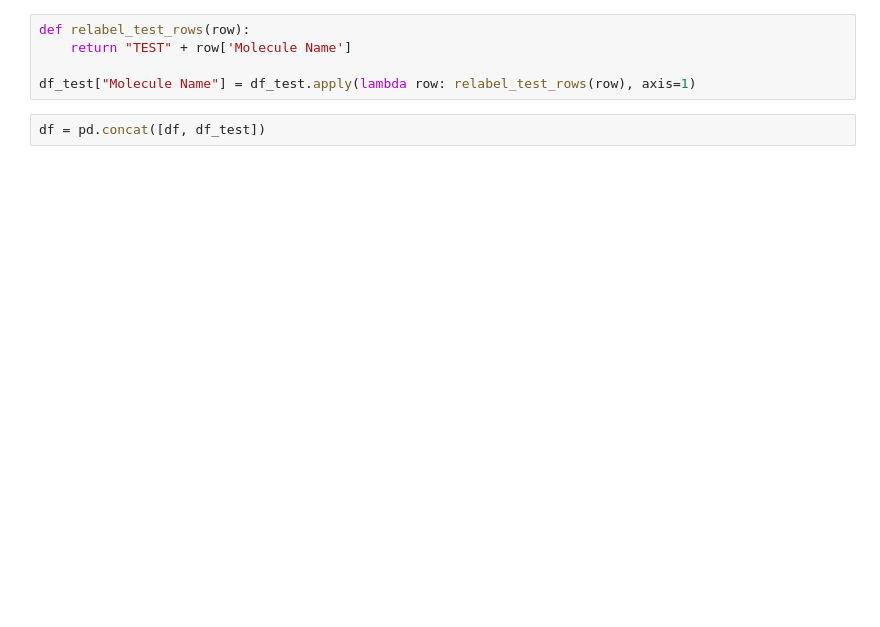
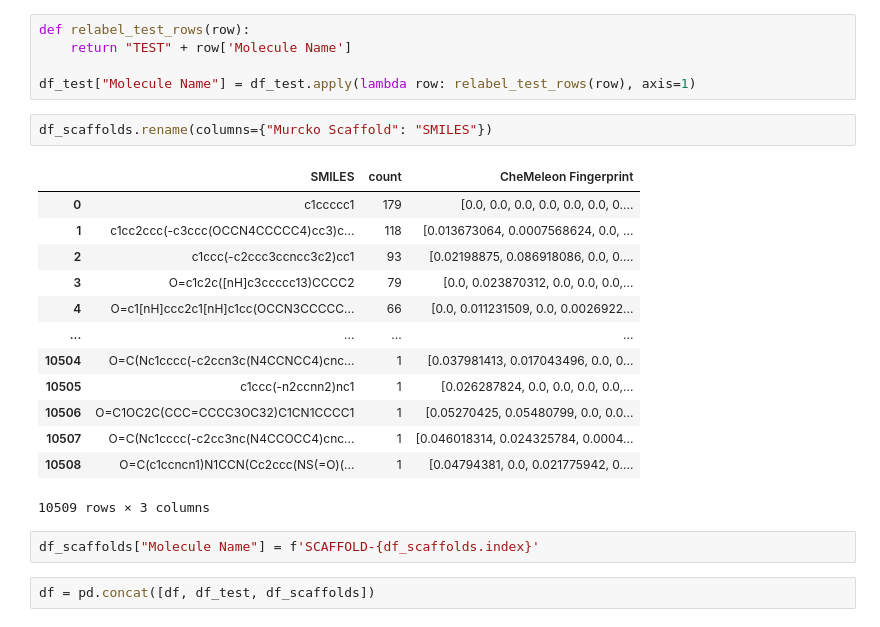
Before and after one commit to shrika-eddula/OpenADMET, a Jupyter notebook: data/data_cleaning/visualize_dataset.ipynb, the cells around one changed output. Saved outputs shown, nothing was run; the diff lists cells and outputs as text; blank space fills up the shorter version.

```diff
--- a/data/data_cleaning/visualize_dataset.ipynb
+++ b/data/data_cleaning/visualize_dataset.ipynb
@@ -147,8 +150,26 @@ def relabel_test_rows(row):
     return "TEST" + row['Molecule Name']
 
 df_test["Molecule Name"] = df_test.apply(lambda row: relabel_test_rows(row), axis=1)
+# %%
+df_scaffolds.rename(columns={"Murcko Scaffold": "SMILES"})
+# %% [output]
+|  | SMILES | count | CheMeleon Fingerprint |
+| 0 | c1ccccc1 | 179 | [0.0, 0.0, 0.0, 0.0, 0.0, 0.0, 0.... |
+| 1 | c1cc2ccc(-c3ccc(OCCN4CCCCC4)cc3)c... | 118 | [0.013673064, 0.0007568624, 0.0, ... |
+| 2 | c1ccc(-c2ccc3ccncc3c2)cc1 | 93 | [0.02198875, 0.086918086, 0.0, 0.... |
+| 3 | O=c1c2c([nH]c3ccccc13)CCCC2 | 79 | [0.0, 0.023870312, 0.0, 0.0, 0.0,... |
+| 4 | O=c1[nH]ccc2c1[nH]c1cc(OCCN3CCCCC... | 66 | [0.0, 0.011231509, 0.0, 0.0026922... |
+| ... | ... | ... | ... |
+| 10504 | O=C(Nc1cccc(-c2ccn3c(N4CCNCC4)cnc... | 1 | [0.037981413, 0.017043496, 0.0, 0... |
+| 10505 | c1ccc(-n2ccnn2)nc1 | 1 | [0.026287824, 0.0, 0.0, 0.0, 0.0,... |
+| 10506 | O=C1OC2C(CCC=CCCC3OC32)C1CN1CCCC1 | 1 | [0.05270425, 0.05480799, 0.0, 0.0... |
+| 10507 | O=C(Nc1cccc(-c2cc3nc(N4CCOCC4)cnc... | 1 | [0.046018314, 0.024325784, 0.0004... |
+| 10508 | O=C(c1ccncn1)N1CCN(Cc2ccc(NS(=O)(... | 1 | [0.04794381, 0.0, 0.021775942, 0.... |
+10509 rows × 3 columns
+# %%
+df_scaffolds["Molecule Name"] = f'SCAFFOLD-{df_scaffolds.index}'
 # %%
-df = pd.concat([df, df_test])
+df = pd.concat([df, df_test, df_scaffolds])
 # %%
 fingerprints = df["CheMeleon Fingerprint"]
 
```
Also changed, not shown: parts of 5 cells of this notebook, 7 other files.
